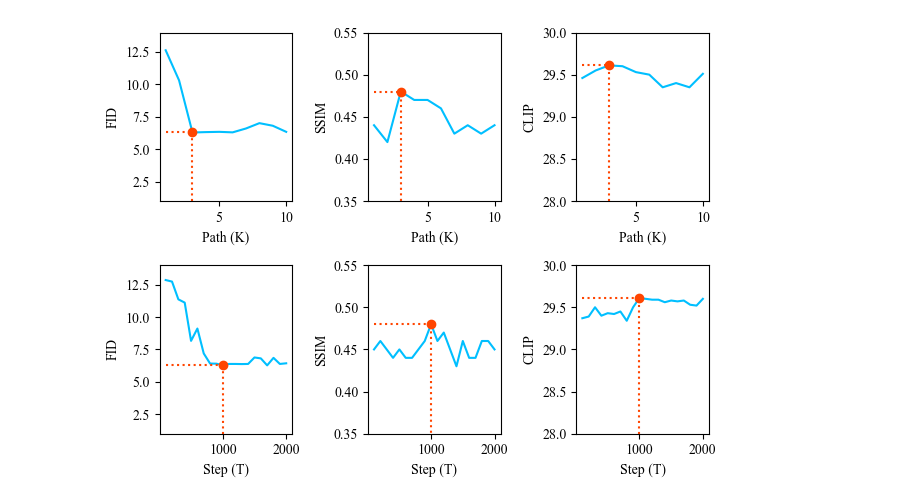
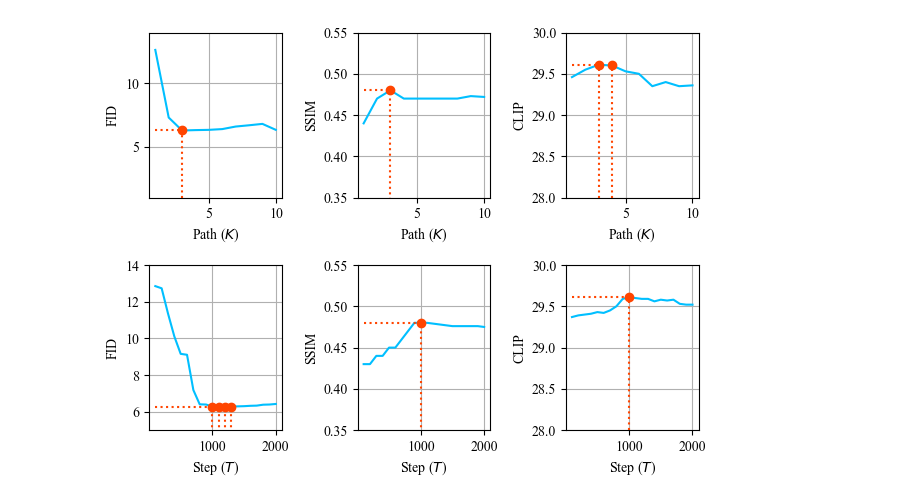
Before and after one commit to chinesebear/fuzzydiffusion, a Jupyter notebook: doc/param_analysis.ipynb, the cells around one changed output. Saved outputs shown, nothing was run; the diff lists cells and outputs as text; code cells hidden in the pictures.

```diff
--- a/doc/param_analysis.ipynb
+++ b/doc/param_analysis.ipynb
@@ -9,19 +9,16 @@ plt.rc('font',family='Times New Roman')
 Path = [1,2,3,4,5,6,7,8,9,10]
 Rule = [100,200,300,400,500,600,700,800,900,1000,
         1100,1200,1300,1400,1500,1600,1700,1800,1900,2000]
-FID = [12.63 ,10.31,6.29,6.32,6.34,6.30,6.60,7.01,6.81,6.34] ## 6.29~7.20
-SSIM = [0.44,0.42,0.48,0.47,0.47,0.46,0.43,0.44,0.43,0.44 ]  ## 0.42-0.48
-Precision =[0.72,0.74,0.89,0.85,0.86,0.83,0.8,0.80,0.84,0.88] ##0.71-0.89
-CLIP = [29.46,29.55,29.61,29.60,29.53,29.50,29.35,29.4,29.35,29.51]  ## 29.30-29.61
+FID = [12.63 ,7.31,6.29,6.32,6.34,6.40,6.60,6.70,6.81,6.34] ## 6.29~7.20
+SSIM = [0.44,0.47,0.48,0.47,0.47,0.47,0.47,0.47,0.473,0.472 ]  ## 0.42-0.48
+CLIP = [29.46,29.55,29.61,29.60,29.53,29.50,29.35,29.4,29.35,29.36]  ## 29.30-29.61
 
-FID2 = [12.85,12.73,11.36,11.11,8.16,9.11,7.19,6.41,6.4,6.29,
-        6.38,6.38,6.37,6.38,6.88,6.81,6.27,6.85,6.38,6.43]
-SSIM2 = [0.45,0.46,0.45,0.44,0.45,0.44,0.44,0.45,0.46,0.48,
-         0.46,0.47,0.45,0.43,0.46,0.44,0.44,0.46,0.46,0.45]
-Precision2 =[0.71,0.77,0.72,0.80,0.78,0.78,0.74,0.81,0.85,0.89,
-            0.80,0.81,0.85,0.83,0.87,0.84,0.81,0.88,0.87,0.86]
-CLIP2 = [29.37,29.39,29.5,29.4,29.43,29.42,29.45,29.34,29.5,29.61,
-         29.60,29.59,29.59,29.56,29.58,29.57,29.58,29.53,29.52,29.60,]
+FID2 = [12.85,12.73,11.36,10.11,9.16,9.11,7.19,6.41,6.4,6.29,
+        6.29,6.29,6.29,6.30,6.31,6.33,6.34,6.39,6.40,6.43]
+SSIM2 = [0.43,0.43,0.44,0.44,0.45,0.45,0.46,0.47,0.48,0.48,
+         0.48,0.479,0.478,0.477,0.476,0.476,0.476,0.476,0.476,0.475]
+CLIP2 = [29.37,29.39,29.40,29.41,29.43,29.42,29.45,29.50,29.59,29.61,
+         29.60,29.59,29.59,29.56,29.58,29.57,29.58,29.53,29.52,29.52,]
 fig, ((ax1,ax2,ax3),(ax4,ax5,ax6)) = plt.subplots(2,3)
 
 lcolor='deepskyblue'
@@ -31,61 +28,75 @@ ax1.plot(Path, FID, label="FID", color=lcolor)
 ax1.plot([3],[6.29], marker = 'o',color=pcolor)
 ax1.plot([1, 3], [6.29, 6.29], c=pcolor, linestyle='dotted')
 ax1.plot([3, 3], [1.0, 6.29], c=pcolor, linestyle='dotted')
-ax1.set_xlabel('Path (K)') #设置x轴名称 x label
+ax1.set_xlabel('Path (${K}$)') #设置x轴名称 x label
 ax1.set_ylabel('FID') #设置y轴名称 y label
 ax1.set_ylim(1.0,14.0)
+ax1.grid()
 
 ax2.plot(Path, SSIM, label="SSIM", color=lcolor)
 ax2.plot([3],[0.48], marker = 'o',color=pcolor)
 ax2.plot([1, 3], [0.48, 0.48], c=pcolor, linestyle='dotted')
 ax2.plot([3, 3], [0, 0.48], c=pcolor, linestyle='dotted')
-ax2.set_xlabel('Path (K)') #设置x轴名称 x label
+ax2.set_xlabel('Path (${K}$)') #设置x轴名称 x label
 ax2.set_ylabel('SSIM') #设置y轴名称 y label
 ax2.set_ylim(0.35,0.55)
+ax2.grid()
 
 ax3.plot(Path, CLIP, label="CLIP", color=lcolor)
 ax3.plot([3],[29.61], marker = 'o',color=pcolor)
+ax3.plot([4],[29.61], marker = 'o',color=pcolor)
 ax3.plot([1, 3], [29.61, 29.61], c=pcolor, linestyle='dotted')
 ax3.plot([3, 3], [28, 29.61], c=pcolor, linestyle='dotted')
-ax3.set_xlabel('Path (K)') #设置x轴名称 x label
+ax3.plot([4, 4], [28, 29.61], c=pcolor, linestyle='dotted')
+ax3.set_xlabel('Path (${K}$)') #设置x轴名称 x label
 ax3.set_ylabel('CLIP') #设置y轴名称 y label
 ax3.set_ylim(28,30)
+ax3.grid()
 
 ax4.plot(Rule, FID2, label="FID", color=lcolor)
 ax4.plot([1000],[6.29], marker = 'o',color=pcolor)
+ax4.plot([1100],[6.29], marker = 'o',color=pcolor)
+ax4.plot([1200],[6.29], marker = 'o',color=pcolor)
+ax4.plot([1300],[6.29], marker = 'o',color=pcolor)
 ax4.plot([100, 1000], [6.29, 6.29], c=pcolor, linestyle='dotted')
 ax4.plot([1000, 1000], [1.0, 6.29], c=pcolor, linestyle='dotted')
-ax4.set_xlabel('Step (T)') #设置x轴名称 x label
+ax4.plot([1100, 1100], [1.0, 6.29], c=pcolor, linestyle='dotted')
+ax4.plot([1200, 1200], [1.0, 6.29], c=pcolor, linestyle='dotted')
+ax4.plot([1300, 1300], [1.0, 6.29], c=pcolor, linestyle='dotted')
+ax4.set_xlabel('Step (${T}$)') #设置x轴名称 x label
 ax4.set_ylabel('FID') #设置y轴名称 y label
-ax4.set_ylim(1.0,14.0)
+ax4.set_ylim(5,14.0)
+ax4.grid()
 
 ax5.plot(Rule, SSIM2, label="SSIM", color=lcolor)
 ax5.plot([1000],[0.48], marker = 'o',color=pcolor)
 ax5.plot([100, 1000], [0.48, 0.48], c=pcolor, linestyle='dotted')
 ax5.plot([1000, 1000], [0, 0.48], c=pcolor, linestyle='dotted')
-ax5.set_xlabel('Step (T)') #设置x轴名称 x label
+ax5.set_xlabel('Step (${T}$)') #设置x轴名称 x label
 ax5.set_ylabel('SSIM') #设置y轴名称 y label
 ax5.set_ylim(0.35,0.55)
+ax5.grid()
 
 ax6.plot(Rule, CLIP2, label="CLIP", color=lcolor)
 ax6.plot([1000],[29.61], marker = 'o',color=pcolor)
 ax6.plot([100, 1000], [29.61, 29.61], c=pcolor, linestyle='dotted')
 ax6.plot([1000, 1000], [28, 29.61], c=pcolor, linestyle='dotted')
-ax6.set_xlabel('Step (T)') #设置x轴名称 x label
+ax6.set_xlabel('Step (${T}$)') #设置x轴名称 x label
 ax6.set_ylabel('CLIP') #设置y轴名称 y label
 ax6.set_ylim(28,30)
+ax6.grid()
 
 
 # plt.legend()
 
 
 # plt.subplots_adjust(wspace =0.3, hspace =0.3)#调整子图间距 (0,1)
 plt.tight_layout()#调整整体空白
-plt.savefig("Param Analysis COCO.svg", format = "svg")
-plt.savefig("Param Analysis COCO.jpg", format = "jpg")
+plt.savefig("fig.Param Analysis COCO.svg", format = "svg")
+plt.savefig("fig.Param Analysis COCO.jpg", format = "jpg")
 plt.show()
 # %% [output]
-[figure, old version]
+[figure, new version]
 # %%
 # LSUN Bedroom
 Path = [1,2,3,4,5,6,7,8,9,10]
```
Also changed, not shown: parts of 2 cells of this notebook, 24 other files.
